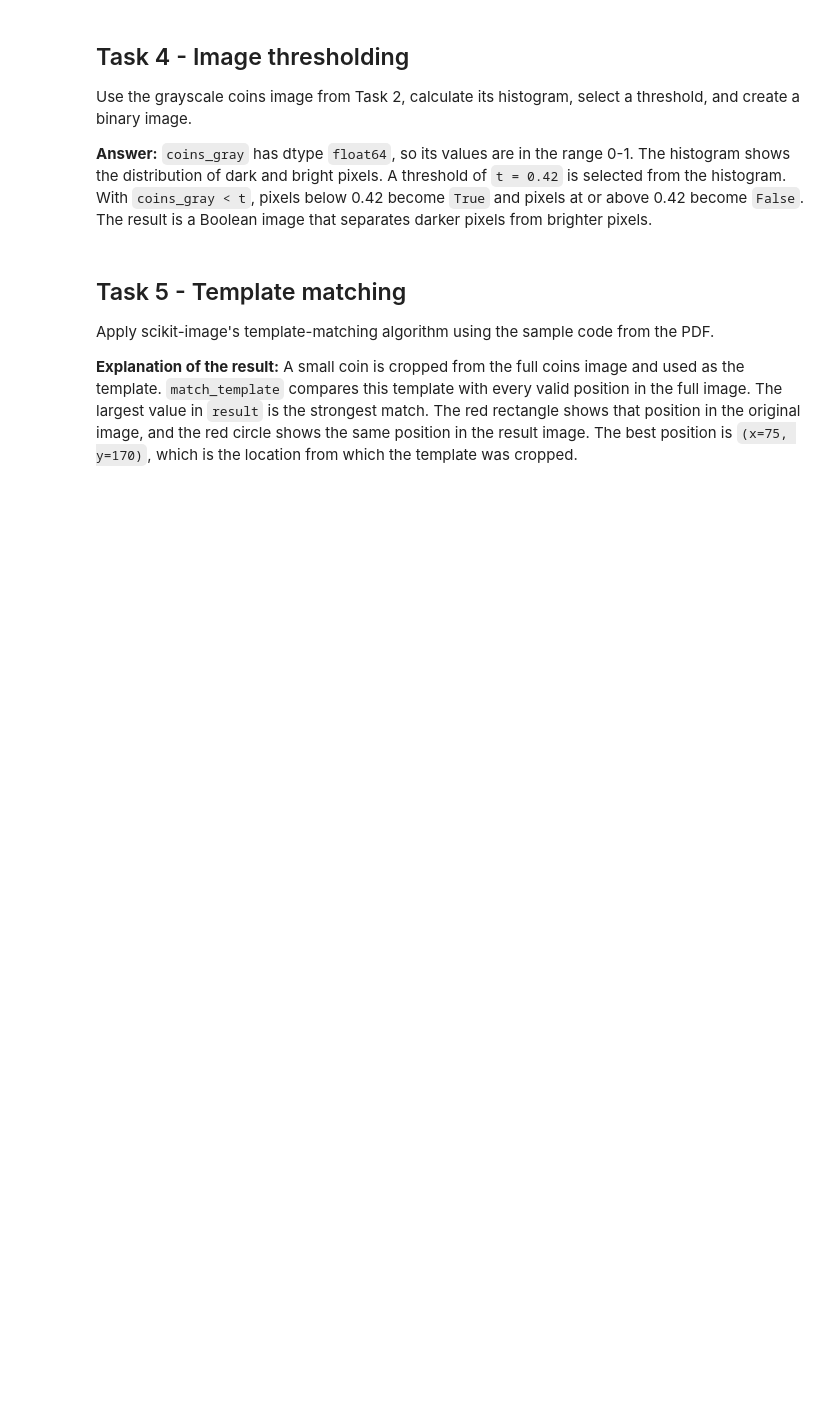
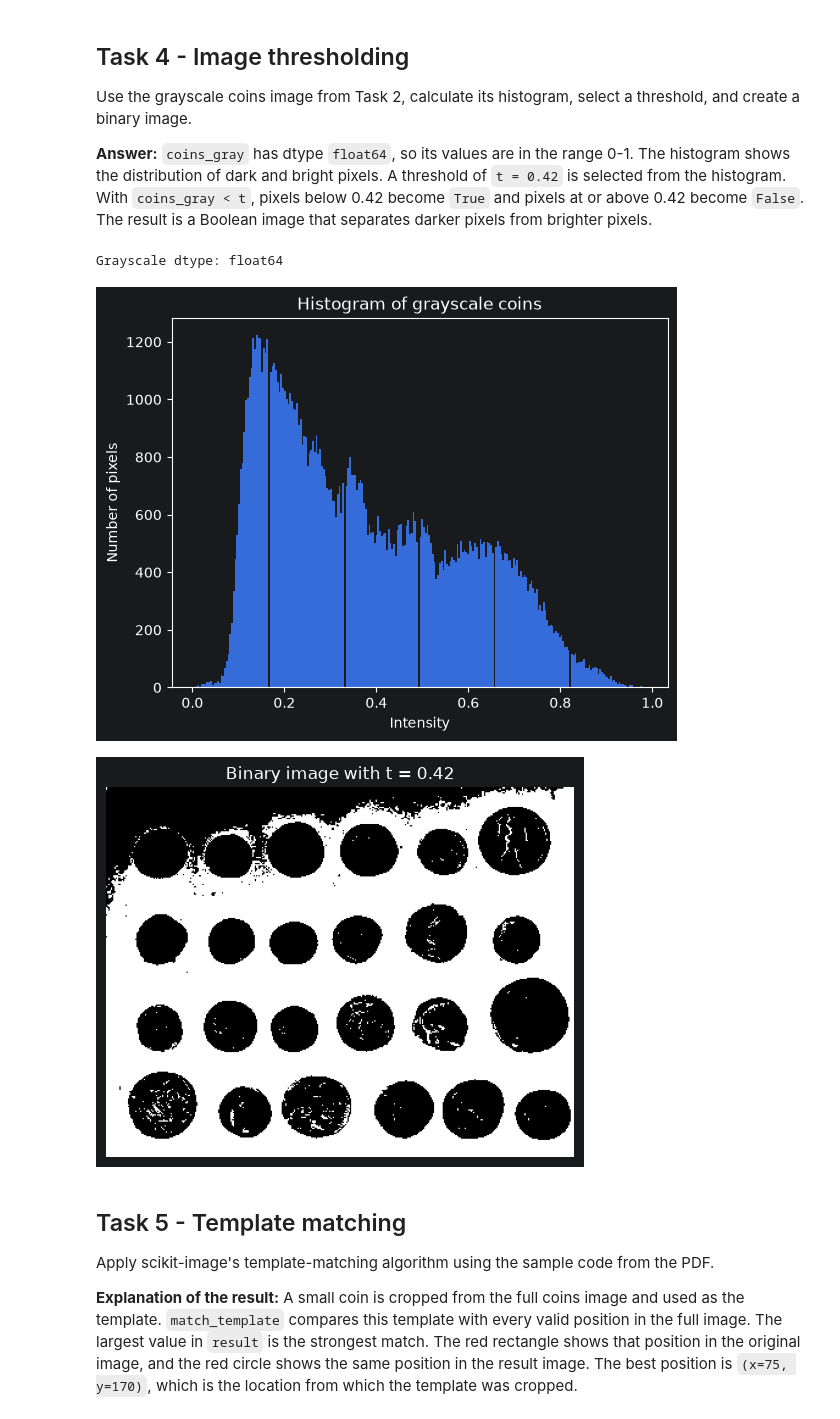
Before and after one commit to hoha666/lab-4-image-processing-scikit-image, a Jupyter notebook: notebooks/lab4_image_processing.ipynb, the cells around one changed output. Drawn from its saved outputs; the diff is of its cells as text; code cells hidden in the pictures; blank space fills up the shorter version.

```diff
--- a/notebooks/lab4_image_processing.ipynb
+++ b/notebooks/lab4_image_processing.ipynb
@@ -135,19 +161,23 @@ become `False`. The result is a Boolean image that separates darker pixels from
 # %%
 print("Grayscale dtype:", coins_gray.dtype)
 
 plt.hist(coins_gray.ravel(), bins=256)
 plt.title("Histogram of grayscale coins")
 plt.xlabel("Intensity")
 plt.ylabel("Number of pixels")
 plt.show()
 
-t = 0.42
+t = 0.40
 binary = coins_gray < t
 
 plt.imshow(binary, cmap="gray")
 plt.title("Binary image with t = 0.42")
 plt.axis("off")
 plt.show()
+# %% [output]
+Grayscale dtype: float64
+[figure, added]
+[figure, added]
 # %% [markdown]
 ## Task 5 - Template matching
 
```
Also changed, not shown: parts of 5 cells of this notebook.
